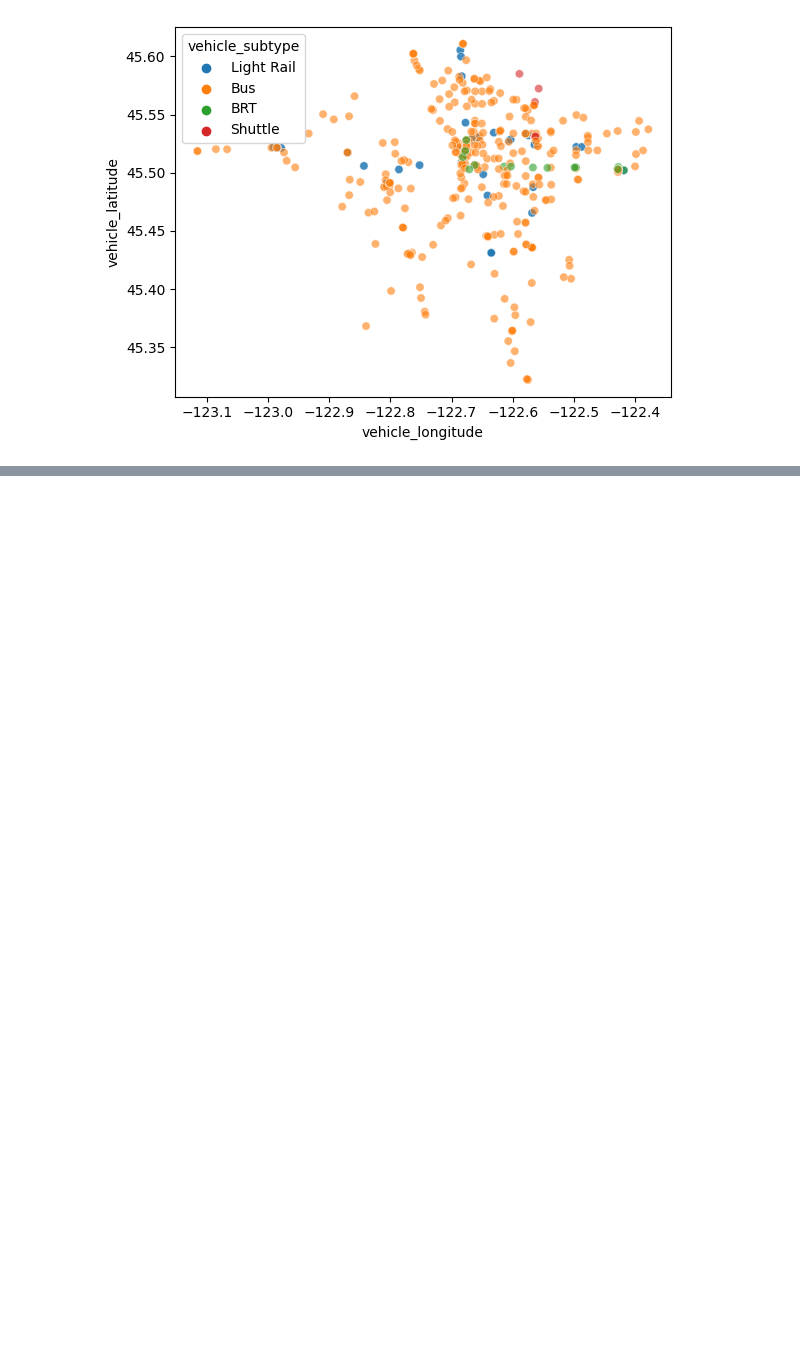
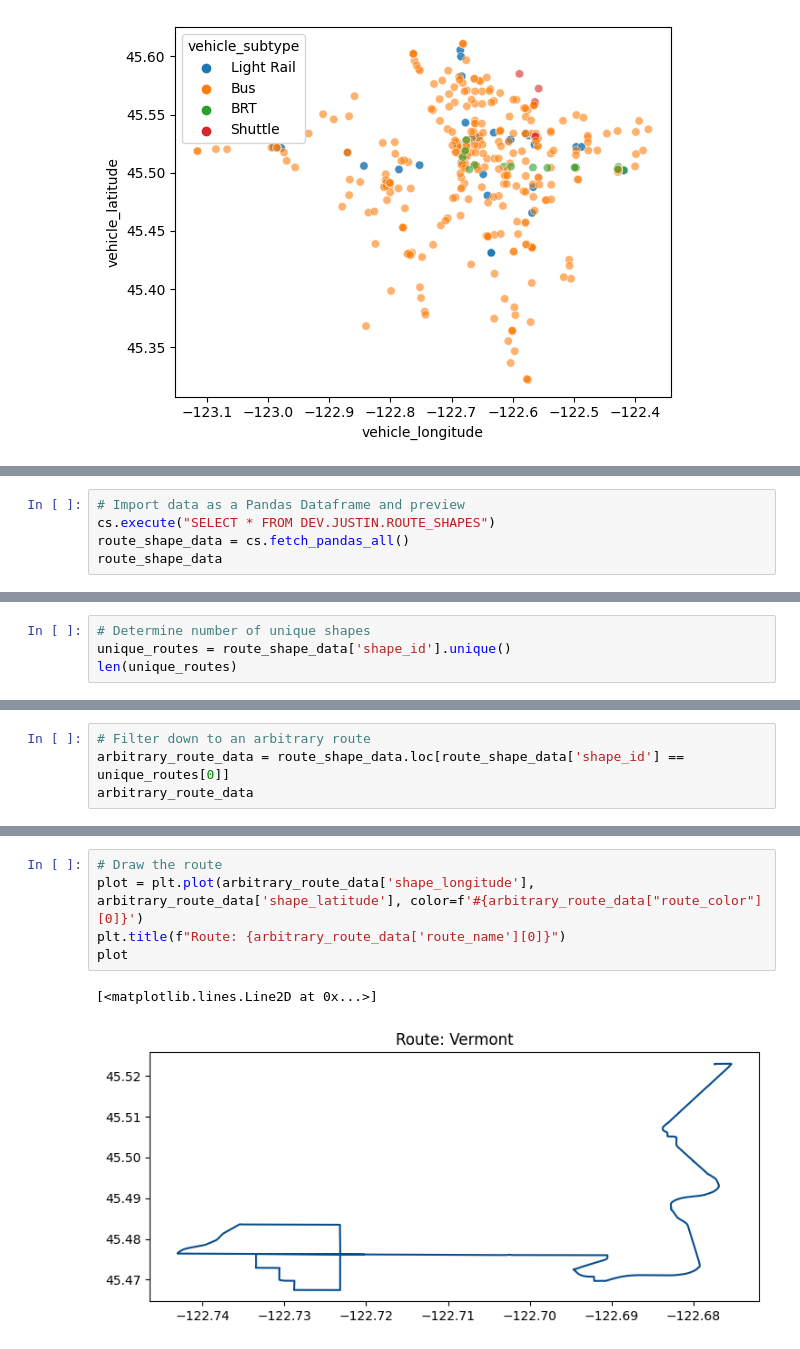
Before and after one commit to jrgarrar/gtfs_dbt, a Jupyter notebook: notebooks/Geographic Data Exploration.ipynb, the cells around one changed output, grey strips where cells are left out. Saved outputs shown, nothing was run; the diff lists cells and outputs as text; blank space fills up the shorter version.

Commit message:
Added route shape data (#3)

```diff
--- a/notebooks/Geographic Data Exploration.ipynb
+++ b/notebooks/Geographic Data Exploration.ipynb
@@ -156,0 +164,5 @@ sns.scatterplot(x='vehicle_longitude', y='vehicle_latitude', data=vehicle_data,
+# %%
+# Import data as a Pandas Dataframe and preview
+cs.execute("SELECT * FROM DEV.JUSTIN.ROUTE_SHAPES")
+route_shape_data = cs.fetch_pandas_all()
+route_shape_data
@@ -156,0 +183,4 @@ sns.scatterplot(x='vehicle_longitude', y='vehicle_latitude', data=vehicle_data,
+# %%
+# Determine number of unique shapes
+unique_routes = route_shape_data['shape_id'].unique()
+len(unique_routes)
@@ -156,0 +189,4 @@ sns.scatterplot(x='vehicle_longitude', y='vehicle_latitude', data=vehicle_data,
+# %%
+# Filter down to an arbitrary route
+arbitrary_route_data = route_shape_data.loc[route_shape_data['shape_id'] == unique_routes[0]]
+arbitrary_route_data
@@ -156,0 +207,8 @@ sns.scatterplot(x='vehicle_longitude', y='vehicle_latitude', data=vehicle_data,
+# %%
+# Draw the route
+plot = plt.plot(arbitrary_route_data['shape_longitude'], arbitrary_route_data['shape_latitude'], color=f'#{arbitrary_route_data["route_color"][0]}')
+plt.title(f"Route: {arbitrary_route_data['route_name'][0]}")
+plot
+# %% [output]
+[<matplotlib.lines.Line2D at 0x...>]
+[figure, added]
```
Also changed, not shown: parts of 7 cells of this notebook, 3 other files.
